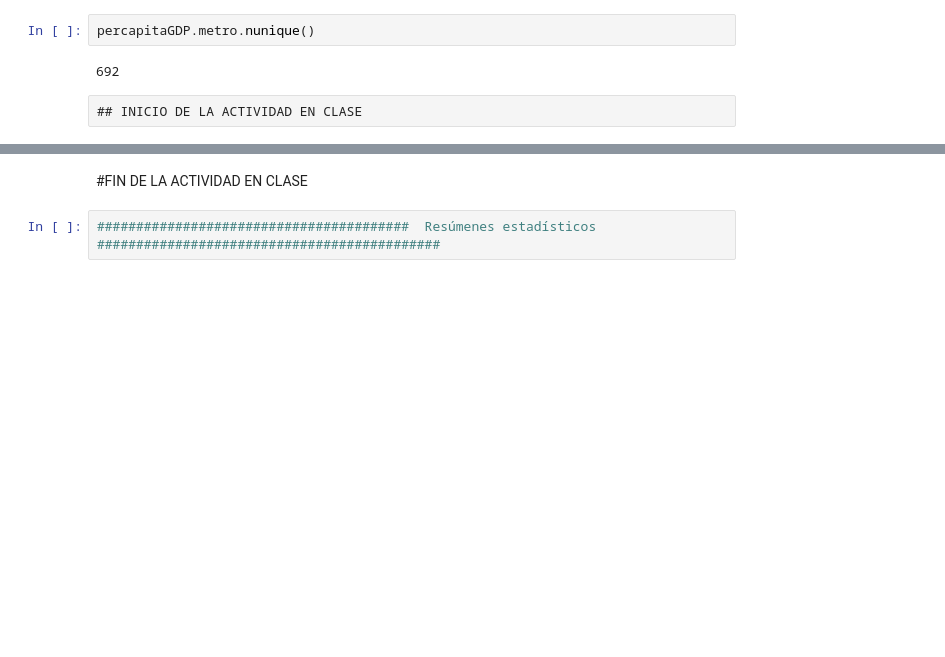
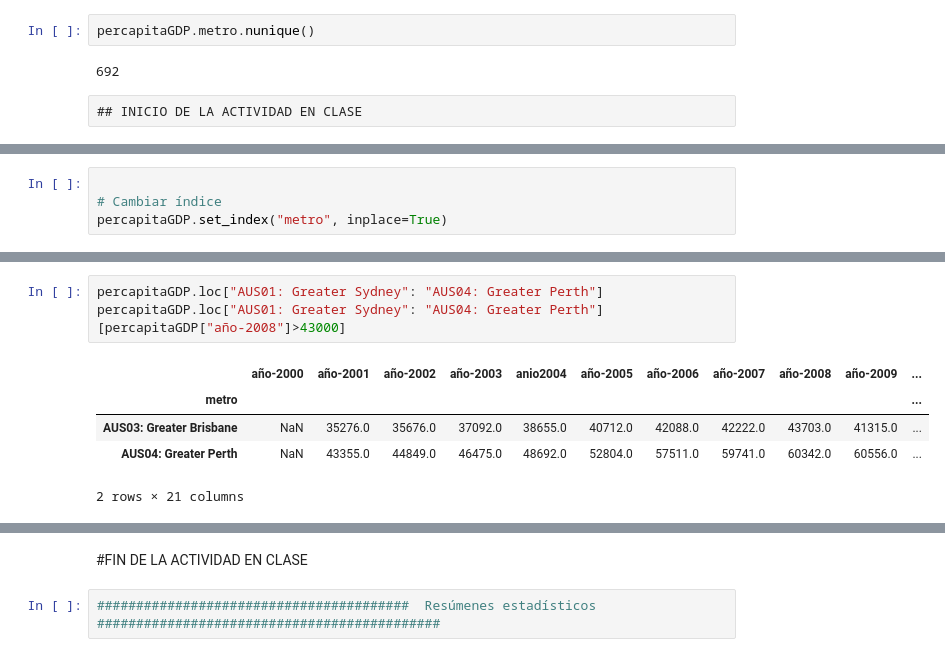
Before and after one commit to para18952/cursoPython2025, a Jupyter notebook: Modulo1_b/13_Importando_y_guardando_datos.ipynb, the cells around one changed output, grey strips where cells are left out. Saved outputs shown, nothing was run; the diff lists cells and outputs as text; blank space fills up the shorter version.

```diff
--- a/Modulo1_b/13_Importando_y_guardando_datos.ipynb
+++ b/Modulo1_b/13_Importando_y_guardando_datos.ipynb
@@ -752,2 +757,6 @@ percapitaGDP.metro.nunique()
+# %%
+
+# Cambiar índice
+percapitaGDP.set_index("metro", inplace=True)
 # %%
 # <- Selecciona las  filas  'AUS01: Greater Sydney':'AUS05: Greater Adelaide' y las columnas 'año-2010':'año-2012'
@@ -759 +809,10 @@ percapitaGDP.metro.nunique()
+# %%
+percapitaGDP.loc["AUS01: Greater Sydney": "AUS04: Greater Perth"]
+percapitaGDP.loc["AUS01: Greater Sydney": "AUS04: Greater Perth"][percapitaGDP["año-2008"]>43000]
+# %% [output]
+|  | año-2000 | año-2001 | año-2002 | año-2003 | anio2004 | año-2005 | año-2006 | año-2007 | año-2008 | año-2009 | ... |
+| metro |  |  |  |  |  |  |  |  |  |  | ... |
+| AUS03: Greater Brisbane | NaN | 35276.0 | 35676.0 | 37092.0 | 38655.0 | 40712.0 | 42088.0 | 42222.0 | 43703.0 | 41315.0 | ... |
+| AUS04: Greater Perth | NaN | 43355.0 | 44849.0 | 46475.0 | 48692.0 | 52804.0 | 57511.0 | 59741.0 | 60342.0 | 60556.0 | ... |
+2 rows × 21 columns
 # %%
```
Also changed, not shown: parts of 12 cells of this notebook.
